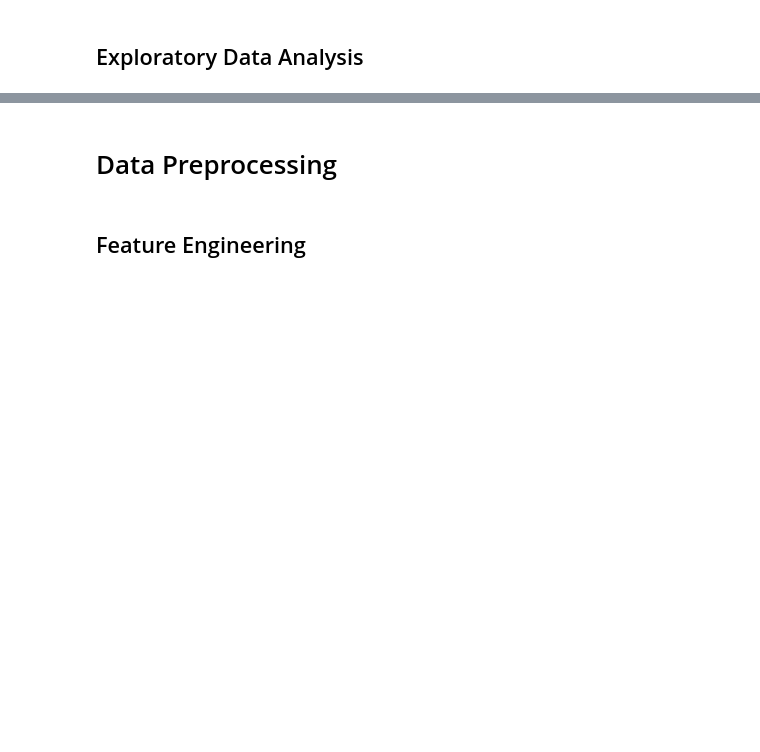
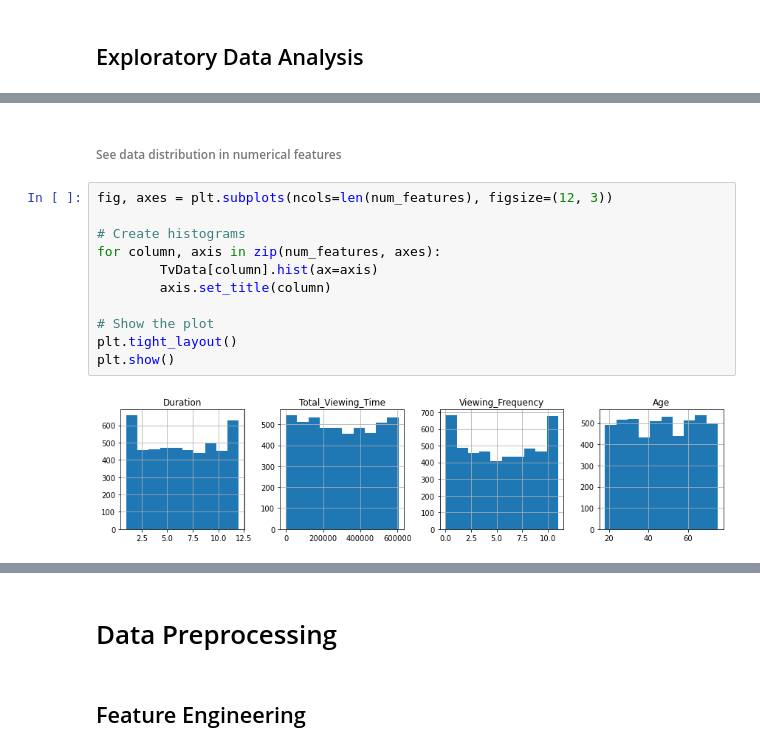
Before and after one commit to conyema/MavsTv-Analytics, a Jupyter notebook: MavTv.ipynb, the cells around one changed output, grey strips where cells are left out. Saved outputs shown, nothing was run; the diff lists cells and outputs as text; blank space fills up the shorter version.

```diff
--- a/MavTv.ipynb
+++ b/MavTv.ipynb
@@ -227,0 +211,15 @@ TvData[['Device','Genre']].groupby('Genre').count()
+# %% [markdown]
+###### See data distribution in numerical features
+# %%
+fig, axes = plt.subplots(ncols=len(num_features), figsize=(12, 3))
+
+# Create histograms
+for column, axis in zip(num_features, axes):
+        TvData[column].hist(ax=axis)
+        axis.set_title(column)
+
+# Show the plot
+plt.tight_layout()
+plt.show()
+# %% [output]
+[figure, added]
```
Also changed, not shown: parts of 107 cells of this notebook, 6 other files.
